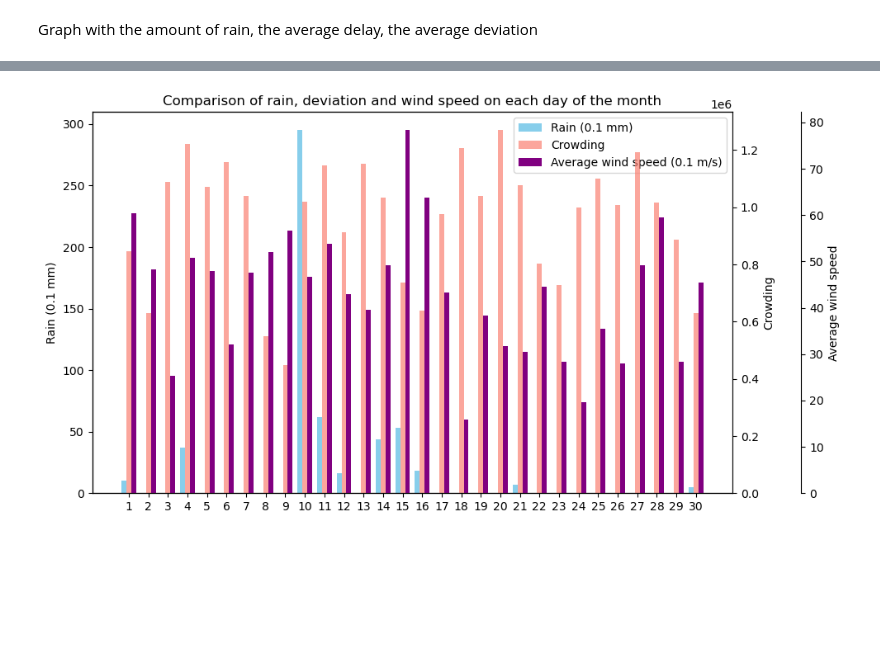
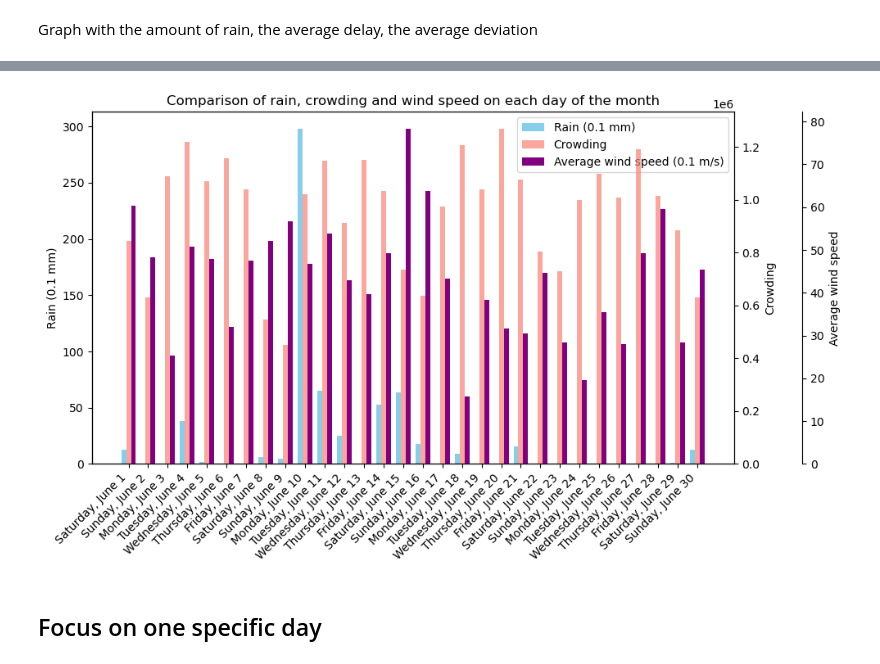
Before and after one commit to Merelkramer/Group2_NS, a Jupyter notebook: DataViz.ipynb, the cells around one changed output, grey strips where cells are left out. Saved outputs shown, nothing was run; the diff lists cells and outputs as text; code cells hidden in the pictures; blank space fills up the shorter version.

```diff
--- a/DataViz.ipynb
+++ b/DataViz.ipynb
@@ -1185,21 +551,25 @@ Average deviation with basic rain : 41.0%
 # %% [markdown]
 Graph with the amount of rain, the average delay, the average deviation
 # %%
-df_merge_meteo['delay'] = pd.to_datetime(df_merge_meteo["delay"], format="%H:%M:%S").dt.time
-df_merge_meteo['delay_seconds'] = (df_merge_meteo['delay'].apply(lambda t: t.hour * 3600 + t.minute * 60 + t.second))
-
-df_merge_meteo = df_merge_meteo.loc[(df_merge_meteo["Cancelled"]==False) &
-                                    (df_merge_meteo["ExtraTrain"]==False)]
+# Aggregate the data about deviations & delays per day, from the main df
 df_meteo_graph = df_merge_meteo.groupby("DAGNR").agg({
     "AFWIJKING": lambda x: x.abs().mean(),
     "REALISATIE" : "sum",
     "delay_seconds": "mean"
 })
+
+# Aggregate the data about climate conditions per day, from the weather df
 df_meteo_bis = df_meteo.groupby("Day").agg({"RH" : 'sum',
                                            "FH": 'mean'})
-df_meteo_bis.loc[df_meteo_bis["RH"]<0,"RH"]= 0
 
 df_meteo_graph = pd.merge(df_meteo_graph,
                           df_meteo_bis,
                           left_index=True,
                           right_on= "Day")
+
+week_days = [ "Friday", "Saturday", "Sunday", "Monday", "Tuesday", "Wednesday", "Thursday"]
+df_meteo_graph["Weekday"] = [
+    f"{week_days[i % 7]}, June {i}" for i in df_meteo_graph.index
+]
+
+plot_rain_deviation_wind(df_meteo_graph)
@@ -1234,31 +578,9 @@ plt.show()
 # %%
-x = np.arange(len(df_meteo_graph.index))
-width = 0.25
-fig, ax1 = plt.subplots(figsize=(10,6))
-
-
-bars1 = ax1.bar(x - width, df_meteo_graph["RH"], width, color='skyblue', label="Rain (0.1 mm)")
-ax1.set_ylabel("Rain (0.1 mm)")
-ax1.set_xticks(x)
-ax1.set_xticklabels(df_meteo_graph.index)
-
-ax2 = ax1.twinx()
-bars2 = ax2.bar(x, df_meteo_graph["REALISATIE"], width, color='salmon', label="Crowding", alpha=0.7)
-ax2.set_ylabel("Crowding")
-
-ax3 = ax1.twinx()
-ax3.spines["right"].set_position(("outward", 60))
-bars3 = ax3.bar(x + width , df_meteo_graph["FH"], width, color='purple', label="Average wind speed")
-ax3.set_ylabel("Average wind speed")
-
-bars = bars1 + bars2 + bars3
-labels = [b.get_label() for b in bars]
-ax1.legend([bars1, bars2, bars3], ["Rain (0.1 mm)", "Crowding", "Average wind speed (0.1 m/s)"], loc='upper right')
-
-plt.title("Comparison of rain, deviation and wind speed on each day of the month")
-plt.show()
+plot_rain_crowding_wind(df_meteo_graph)
 # %% [output]
-[figure, old version]
+[figure, new version]
+# %% [markdown]
+## Focus on one specific day
 # %%
 day=10
 df_june_10 = df_merge_meteo.loc[df_merge_meteo["DAGNR"]==day].groupby("HH").agg({
```
Also changed, not shown: parts of 81 cells of this notebook, 2 other files.
